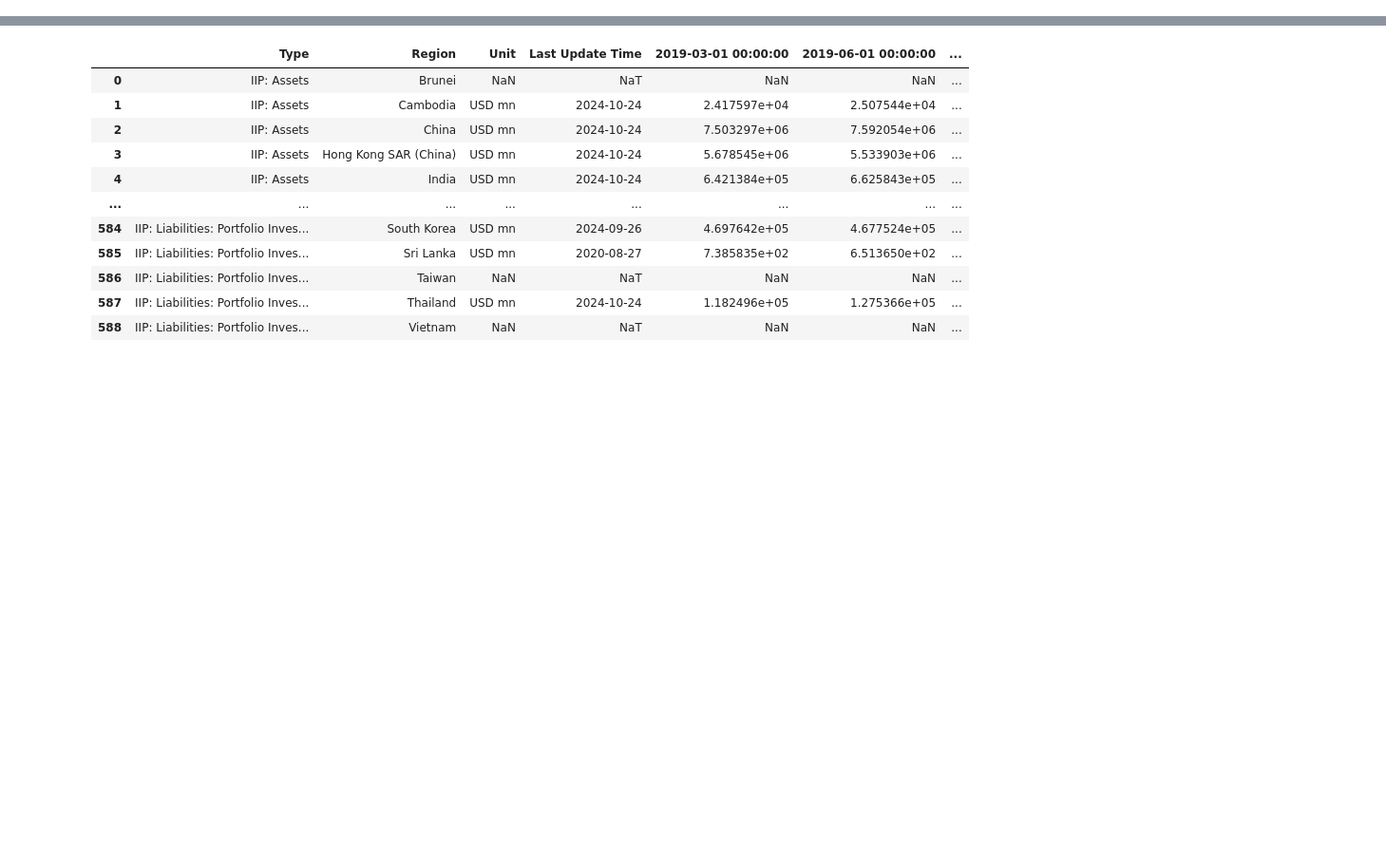
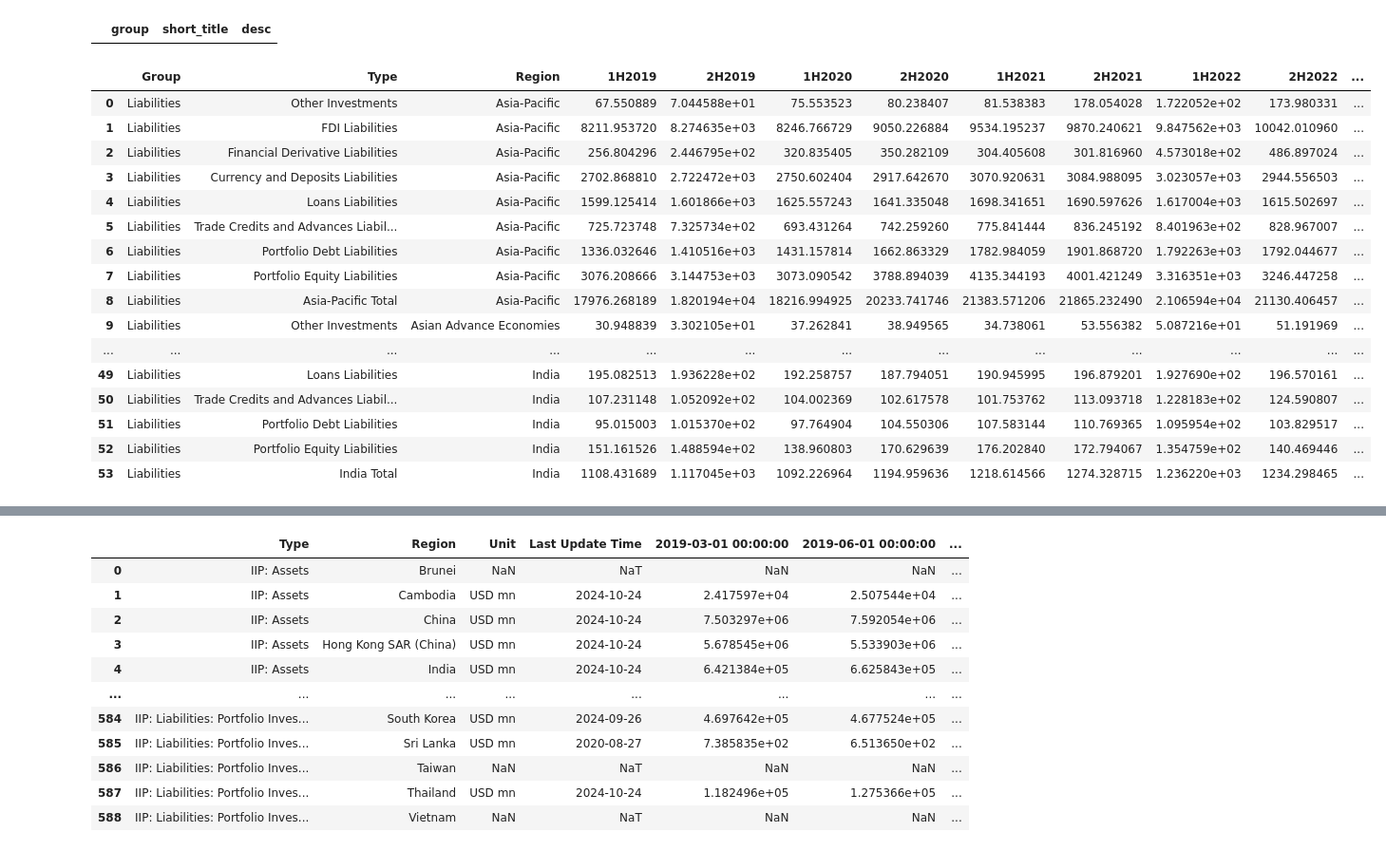
Before and after one commit to aizudeen11/cfm-nlp, a Jupyter notebook: to_gsheet/main.ipynb, the cells around one changed output, grey strips where cells are left out. Shown at 95% size. Saved outputs shown, nothing was run; the diff lists cells and outputs as text; code cells hidden in the pictures; blank space fills up the shorter version.

```diff
--- a/to_gsheet/main.ipynb
+++ b/to_gsheet/main.ipynb
@@ -153,0 +147,70 @@ df_temp_col_1
+# %%
+df_init2 = pd.read_excel(r"C:\Users\Admin\OneDrive\Desktop\data science project\cfm-nlp\cfm-nlp\Automation.xlsx", sheet_name='BoP edit')
+df_init2[(df_init2['short_title'] == 'Other Investments')]
+# %% [output]
+|  | group | short_title | desc |
+# %%
+###################### this is for debt ######################
+
+debt_row = df_init.iloc[[16,20,21,22,24,25,26,27,28,29,30]]['desc'].to_list()
+debt_row2 = df_init.iloc[[16,20,21,22,24,25,26,27,28,29,30]]['short_title'].to_list()
+sum_rows2 = df_init[(df_init['short_title'].isin(df_init.iloc[[24,27,29,30]]['short_title'].to_list()))]['desc'].to_list()
+order2 = ['Direct Investment','Portfolio Equity','Portfolio Debt','Financial Derivatives','Currency & Deposits','Loans','Trade Credit & Advances','Other Investments']
+df_by_region_main2 = pd.DataFrame(columns=df_temp_col_1.columns)
+
+for x,y in calc_dict.items():
+    # print(x,y)
+    df_by_region_temp = df_temp_col_1[(df_temp_col_1['Region'].isin(y)) & (df_temp_col_1['Type'].isin(debt_row))]
+    df_by_region_temp = df_by_region_temp.groupby(['Type']).sum()
+    df_by_region_temp.loc[str(x) + ' Total'] = df_by_region_temp.sum()
+    df_by_region_temp.loc['Other Investments'] = df_by_region_temp.loc[sum_rows2].sum()
+    df_by_region_temp.reset_index(inplace = True)
+    df_by_region_temp = df_by_region_temp[(~df_by_region_temp['Type'].isin(sum_rows2))] #####  the symbol of '~' use similar like notin, the oposite of isin. this is build in python operator
+    df_by_region_temp['Type'] = df_by_region_temp['Type'].replace(debt_row, debt_row2)
+    df_by_region_temp = df_by_region_temp.sort_values(by='Type', key=lambda x: x.map({k:i for i, k in enumerate(order2)}))
+    df_by_region_temp['Region'] = x
+
+    df_by_region_main2 = pd.concat([df_by_region_main2, df_by_region_temp], axis = 0)
+
+df_by_region_main2.reset_index(inplace = True, drop=True)
+df_by_region_main2.insert(loc=0, column='Group', value='Liabilities')
+
+df_by_region_main2#[(df_by_region_main2['Type'] == 'Other Investments')]
+# ###################### this is for debt ######################
+
+# ###################### this is for caq data ######################
+
+# caq_data = df_temp_col_1[(df_temp_col_1['Type'].isin(df_init[(df_init['group'] == 'Current Account')]['desc'].to_list()[1:]))]
+# caq_data_calc = caq_data.groupby(['Type']).sum()
+# caq_data_calc.loc['Current Account Balance'] = caq_data_calc.sum()
+# caq_data_calc['Region'] = 'Asia-Pacific'
+# caq_data_calc.reset_index(inplace=True)
+# rename_to = ['Goods Trade', 'Services Trade','Primary Income','Secondary Income',]
+# rename_from = ['BoP: Current Account: Goods','BoP: Current Account: Services','BoP: Current Account: Primary Income','BoP: Current Account: Secondary Income',]
+# caq_data_calc['Type'] = caq_data_calc['Type'].replace(rename_from, rename_to)
+# caq_data_calc = caq_data_calc.sort_values(by='Type', key=lambda x: x.map({k:i for i, k in enumerate(rename_to)}))
+# caq_data_calc.reset_index(drop=True, inplace=True)
+# caq_data_calc.insert(loc=0, column='Group', value='Current Account')
+
+# ###################### this is for caq data ######################
+
+# df_main = pd.concat([df_by_region_main, df_by_region_main2, caq_data_calc], axis = 0) ## combine
+# df_main.reset_index(drop=True, inplace=True)
+# %% [output]
+|  | Group | Type | Region | 1H2019 | 2H2019 | 1H2020 | 2H2020 | 1H2021 | 2H2021 | 1H2022 | 2H2022 | ... |
+| 0 | Liabilities | Other Investments | Asia-Pacific | 67.550889 | 7.044588e+01 | 75.553523 | 80.238407 | 81.538383 | 178.054028 | 1.722052e+02 | 173.980331 | ... |
+| 1 | Liabilities | FDI Liabilities | Asia-Pacific | 8211.953720 | 8.274635e+03 | 8246.766729 | 9050.226884 | 9534.195237 | 9870.240621 | 9.847562e+03 | 10042.010960 | ... |
+| 2 | Liabilities | Financial Derivative Liabilities | Asia-Pacific | 256.804296 | 2.446795e+02 | 320.835405 | 350.282109 | 304.405608 | 301.816960 | 4.573018e+02 | 486.897024 | ... |
+| 3 | Liabilities | Currency and Deposits Liabilities | Asia-Pacific | 2702.868810 | 2.722472e+03 | 2750.602404 | 2917.642670 | 3070.920631 | 3084.988095 | 3.023057e+03 | 2944.556503 | ... |
+| 4 | Liabilities | Loans Liabilities | Asia-Pacific | 1599.125414 | 1.601866e+03 | 1625.557243 | 1641.335048 | 1698.341651 | 1690.597626 | 1.617004e+03 | 1615.502697 | ... |
+| 5 | Liabilities | Trade Credits and Advances Liabil... | Asia-Pacific | 725.723748 | 7.325734e+02 | 693.431264 | 742.259260 | 775.841444 | 836.245192 | 8.401963e+02 | 828.967007 | ... |
+| 6 | Liabilities | Portfolio Debt Liabilities | Asia-Pacific | 1336.032646 | 1.410516e+03 | 1431.157814 | 1662.863329 | 1782.984059 | 1901.868720 | 1.792263e+03 | 1792.044677 | ... |
+| 7 | Liabilities | Portfolio Equity Liabilities | Asia-Pacific | 3076.208666 | 3.144753e+03 | 3073.090542 | 3788.894039 | 4135.344193 | 4001.421249 | 3.316351e+03 | 3246.447258 | ... |
+| 8 | Liabilities | Asia-Pacific Total | Asia-Pacific | 17976.268189 | 1.820194e+04 | 18216.994925 | 20233.741746 | 21383.571206 | 21865.232490 | 2.106594e+04 | 21130.406457 | ... |
+| 9 | Liabilities | Other Investments | Asian Advance Economies | 30.948839 | 3.302105e+01 | 37.262841 | 38.949565 | 34.738061 | 53.556382 | 5.087216e+01 | 51.191969 | ... |
+| ... | ... | ... | ... | ... | ... | ... | ... | ... | ... | ... | ... | ... |
+| 49 | Liabilities | Loans Liabilities | India | 195.082513 | 1.936228e+02 | 192.258757 | 187.794051 | 190.945995 | 196.879201 | 1.927690e+02 | 196.570161 | ... |
+| 50 | Liabilities | Trade Credits and Advances Liabil... | India | 107.231148 | 1.052092e+02 | 104.002369 | 102.617578 | 101.753762 | 113.093718 | 1.228183e+02 | 124.590807 | ... |
+| 51 | Liabilities | Portfolio Debt Liabilities | India | 95.015003 | 1.015370e+02 | 97.764904 | 104.550306 | 107.583144 | 110.769365 | 1.095954e+02 | 103.829517 | ... |
+| 52 | Liabilities | Portfolio Equity Liabilities | India | 151.161526 | 1.488594e+02 | 138.960803 | 170.629639 | 176.202840 | 172.794067 | 1.354759e+02 | 140.469446 | ... |
+| 53 | Liabilities | India Total | India | 1108.431689 | 1.117045e+03 | 1092.226964 | 1194.959636 | 1218.614566 | 1274.328715 | 1.236220e+03 | 1234.298465 | ... |
```
Also changed, not shown: parts of 8 cells of this notebook, 1 other file.
